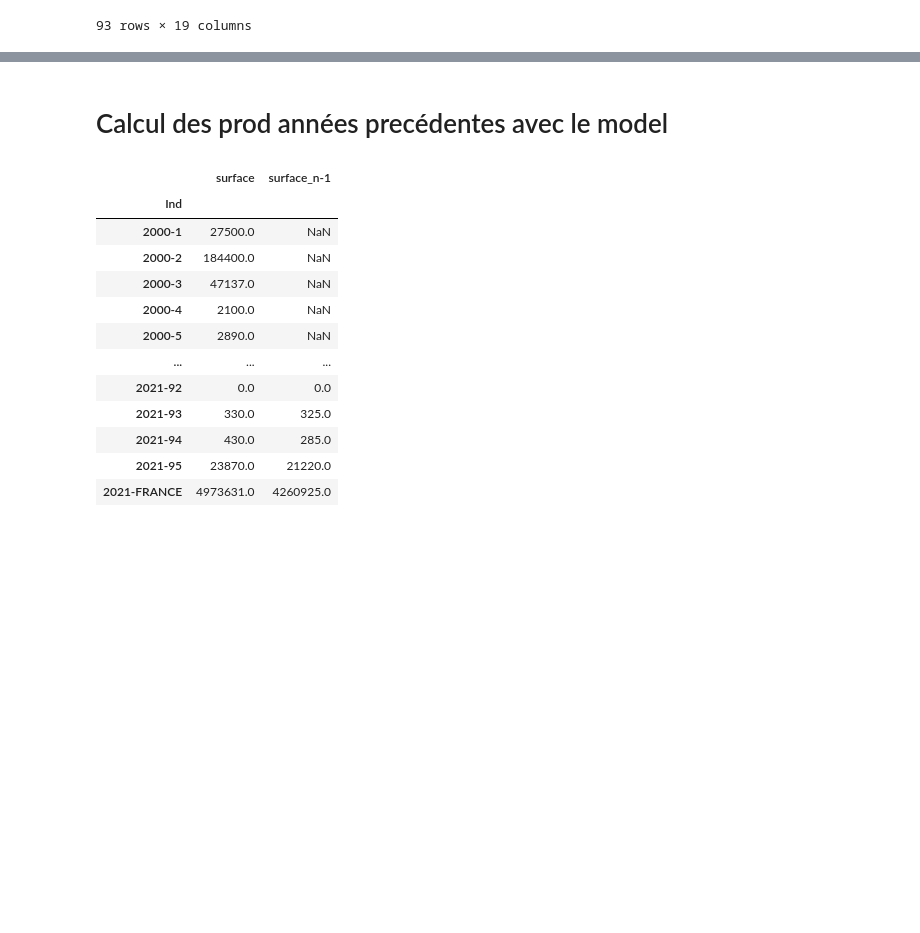
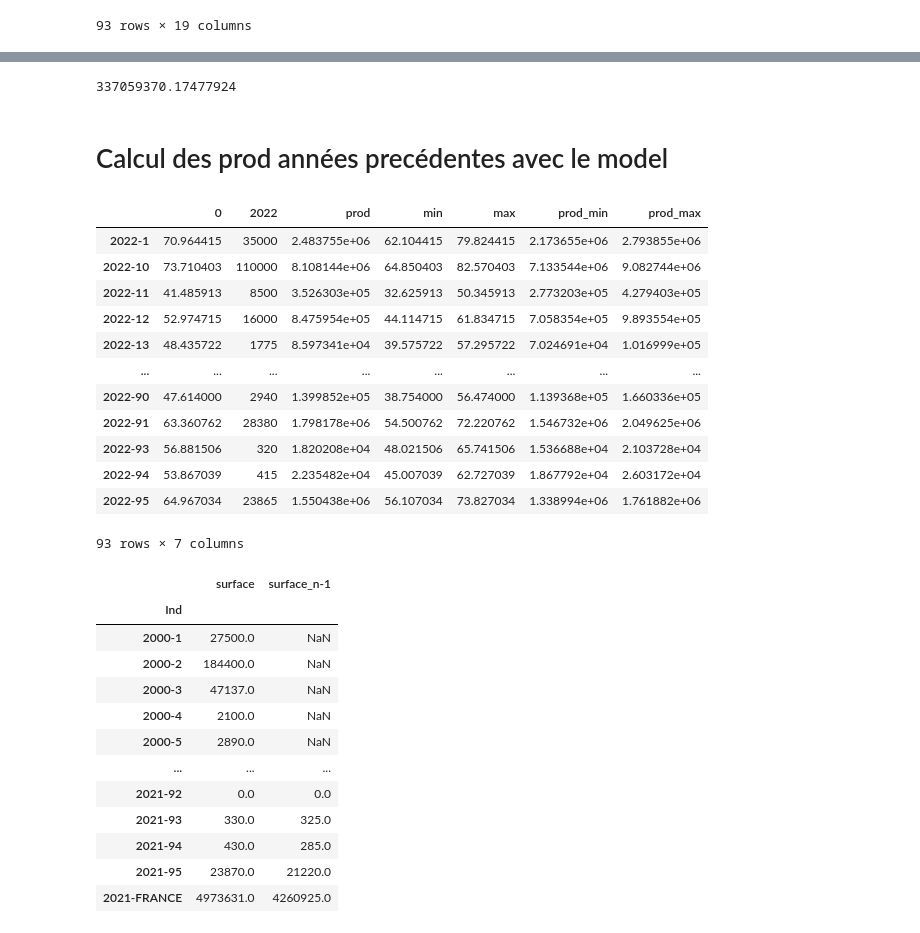
Before and after one commit to PierreCeraH/deepagri, a Jupyter notebook: notebooks/Model-Chantier-Vincent.ipynb, the cells around one changed output, grey strips where cells are left out. Saved outputs shown, nothing was run; the diff lists cells and outputs as text; code cells hidden in the pictures; blank space fills up the shorter version.

```diff
--- a/notebooks/Model-Chantier-Vincent.ipynb
+++ b/notebooks/Model-Chantier-Vincent.ipynb
@@ -250,0 +356,2 @@ sample_2022
+# %%
+surfaces_2022=surfaces_2022.set_index('Ind').drop(columns=['Unnamed: 0'])
@@ -251,5 +391,36 @@ sample_2022
+# %%
+rep=rep.merge(surfaces_2022,left_index=True,right_index=True)
+# %%
+rep['prod']=rep[0]*rep['2022']
+# %%
+
+print(rep['prod'].sum())
+# %% [output]
+337059370.17477924
+# %%
+rep['prod']=rep[0]*rep['2022']
+rep['min']=rep[0]-8.86
+rep['max']=rep[0]+8.86
+rep['prod_min']=rep['min']*rep['2022']
+rep['prod_max']=rep['max']*rep['2022']
 # %% [markdown]
 # Calcul des prod années precédentes avec le model
+# %%
+rep
+# %% [output]
+|  | 0 | 2022 | prod | min | max | prod_min | prod_max |
+| 2022-1 | 70.964415 | 35000 | 2.483755e+06 | 62.104415 | 79.824415 | 2.173655e+06 | 2.793855e+06 |
+| 2022-10 | 73.710403 | 110000 | 8.108144e+06 | 64.850403 | 82.570403 | 7.133544e+06 | 9.082744e+06 |
+| 2022-11 | 41.485913 | 8500 | 3.526303e+05 | 32.625913 | 50.345913 | 2.773203e+05 | 4.279403e+05 |
+| 2022-12 | 52.974715 | 16000 | 8.475954e+05 | 44.114715 | 61.834715 | 7.058354e+05 | 9.893554e+05 |
+| 2022-13 | 48.435722 | 1775 | 8.597341e+04 | 39.575722 | 57.295722 | 7.024691e+04 | 1.016999e+05 |
+| ... | ... | ... | ... | ... | ... | ... | ... |
+| 2022-90 | 47.614000 | 2940 | 1.399852e+05 | 38.754000 | 56.474000 | 1.139368e+05 | 1.660336e+05 |
+| 2022-91 | 63.360762 | 28380 | 1.798178e+06 | 54.500762 | 72.220762 | 1.546732e+06 | 2.049625e+06 |
+| 2022-93 | 56.881506 | 320 | 1.820208e+04 | 48.021506 | 65.741506 | 1.536688e+04 | 2.103728e+04 |
+| 2022-94 | 53.867039 | 415 | 2.235482e+04 | 45.007039 | 62.727039 | 1.867792e+04 | 2.603172e+04 |
+| 2022-95 | 64.967034 | 23865 | 1.550438e+06 | 56.107034 | 73.827034 | 1.338994e+06 | 1.761882e+06 |
+93 rows × 7 columns
 # %%
 df_surface=get_df_all(what='surface')
 # %%
```
Also changed, not shown: parts of 24 cells of this notebook, 5 other files.
